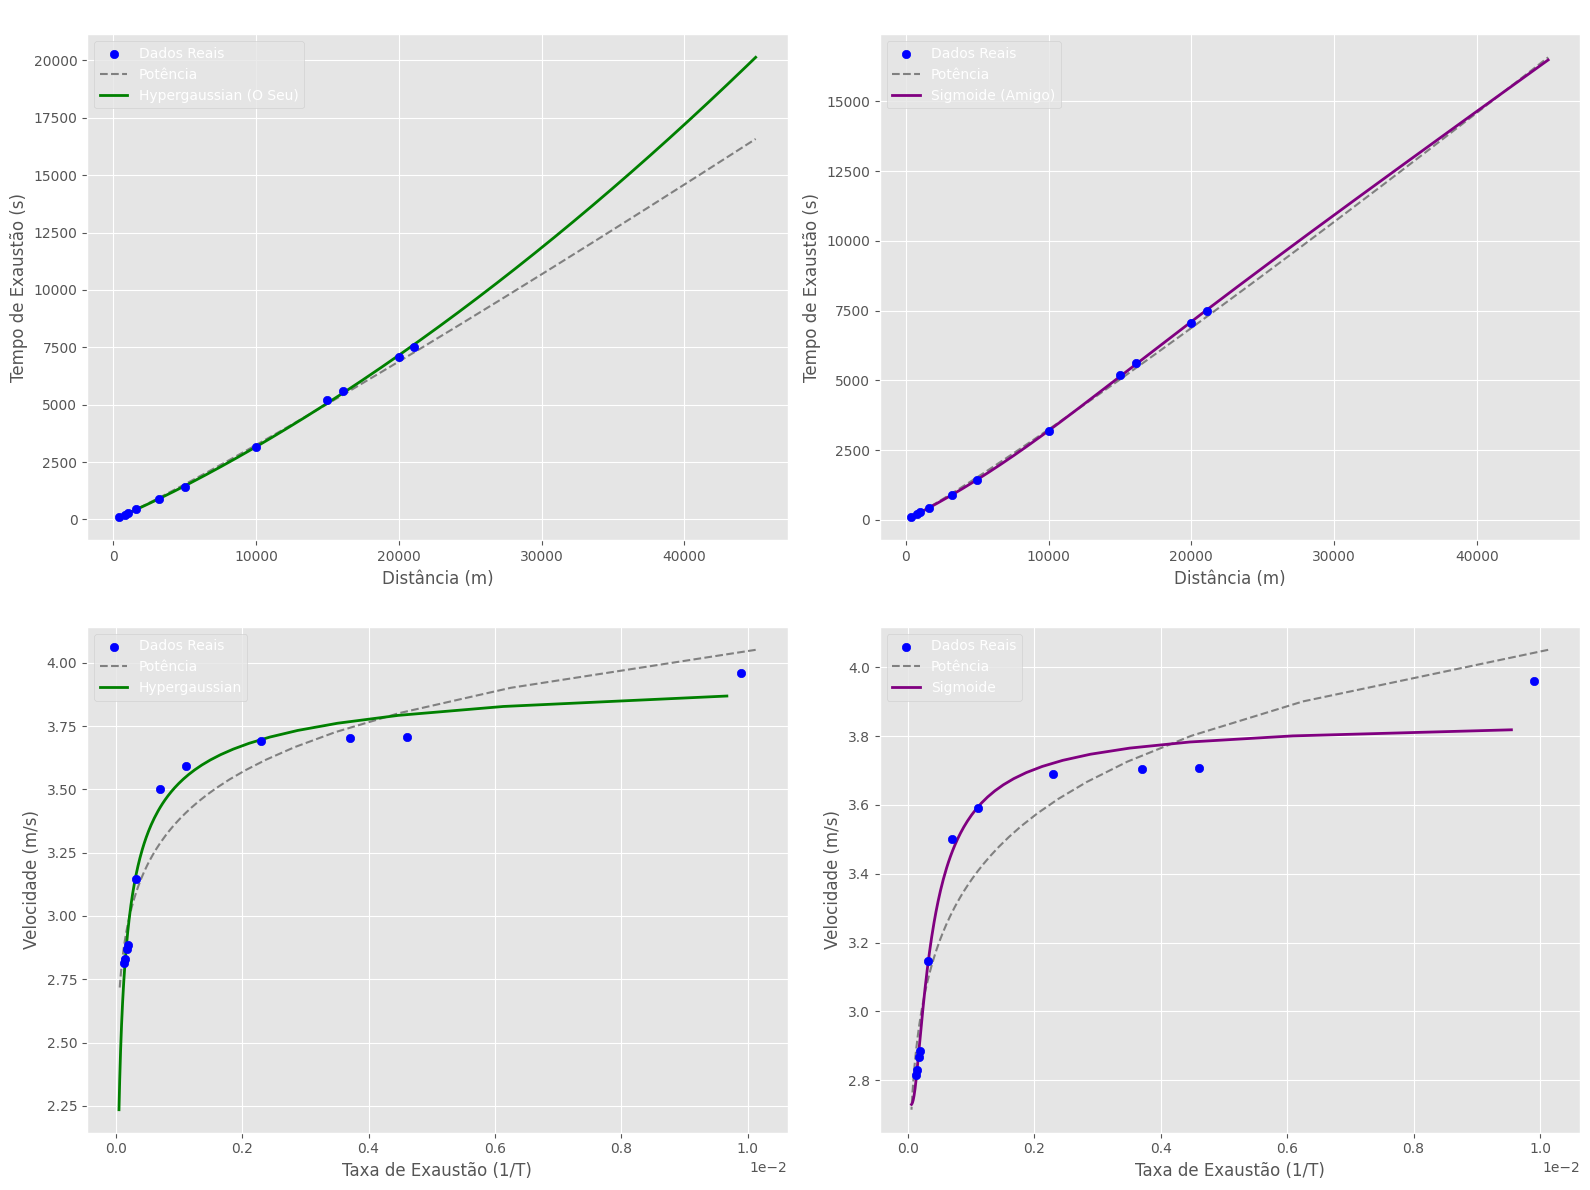
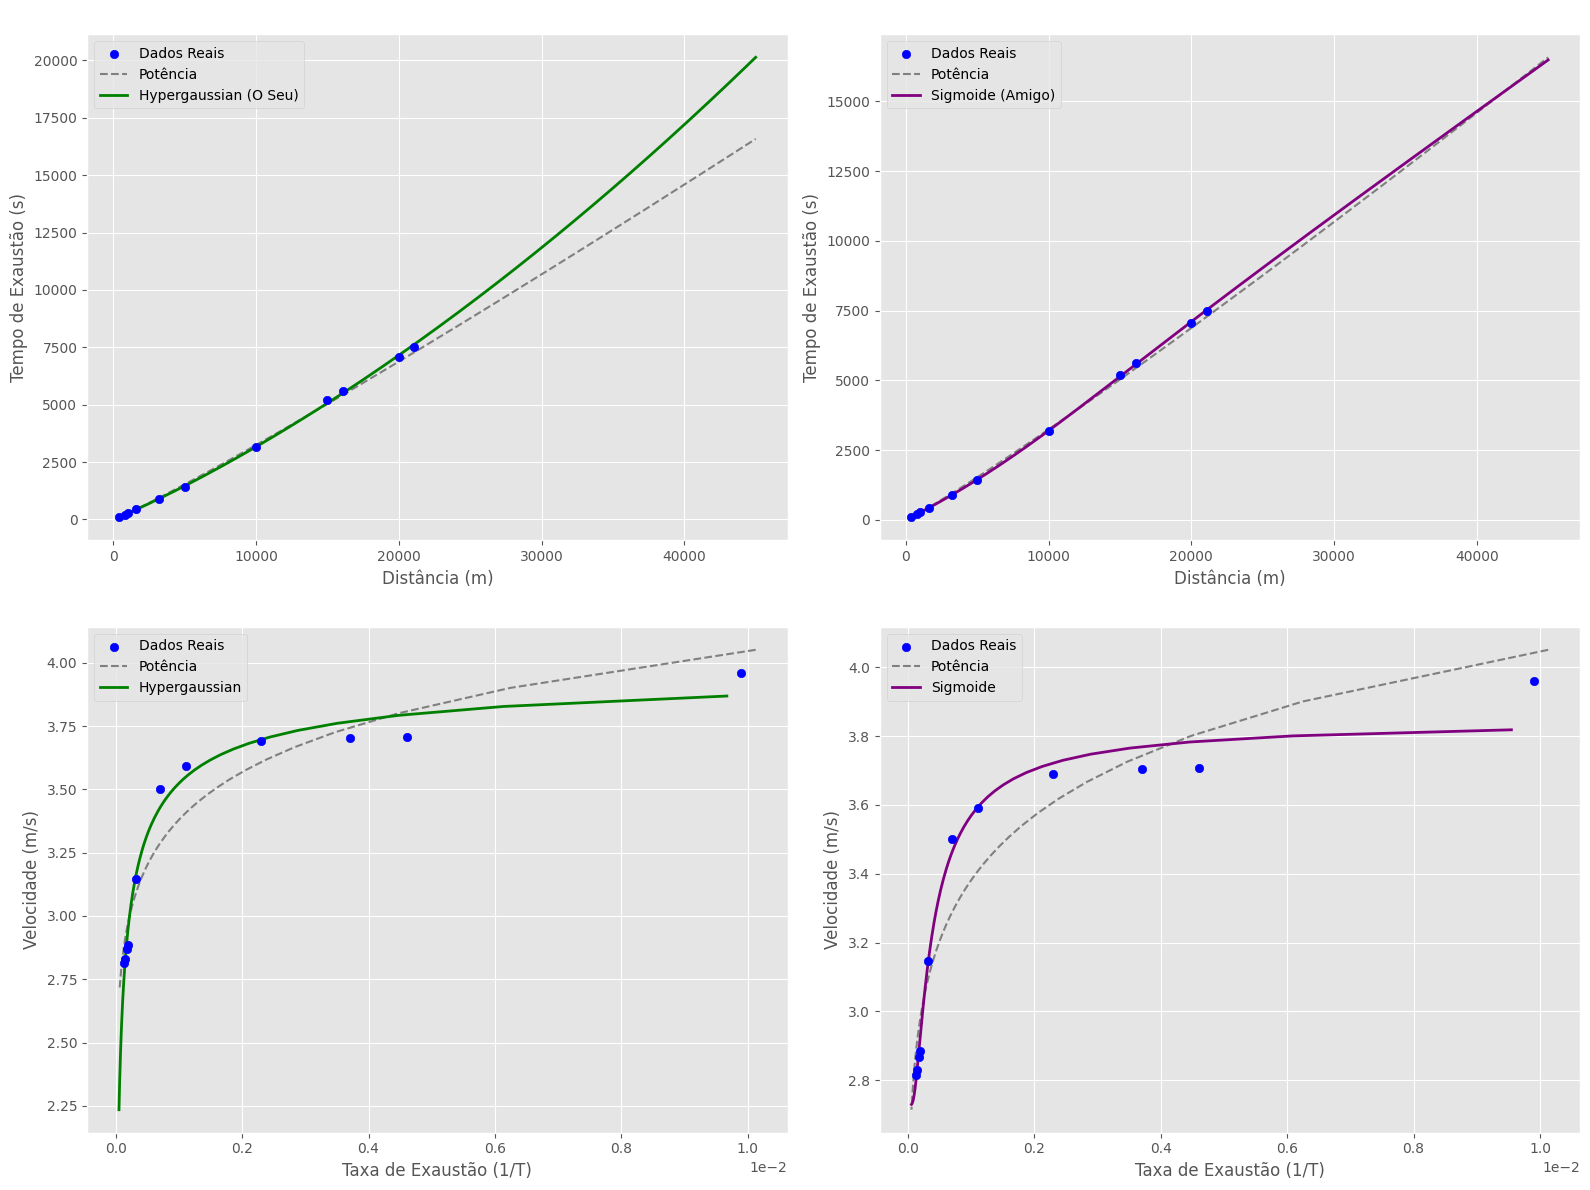
The notebook cell's code change between the first figure and the second:
--- before
+++ after
@@ -72,5 +72,5 @@
 axs[0, 0].set_ylabel('Tempo de Exaustão (s)')
 axs[0, 0].set_title('Distância vs Tempo: Potência x Hypergaussian')
-axs[0, 0].legend()
+axs[0, 0].legend(labelcolor="black")
 
 # --- LINHA 1, COLUNA 2: D vs T (Modelo do Amigo) ---
@@ -81,5 +81,5 @@
 axs[0, 1].set_ylabel('Tempo de Exaustão (s)')
 axs[0, 1].set_title('Distância vs Tempo: Potência x Sigmoide')
-axs[0, 1].legend()
+axs[0, 1].legend(labelcolor="black")
 
 # --- LINHA 2, COLUNA 1: Vel vs 1/T (Seu Modelo) ---
@@ -91,5 +91,5 @@
 axs[1, 0].set_title('Análise Assintótica: Potência x Hypergaussian')
 axs[1, 0].ticklabel_format(style='sci', axis='x', scilimits=(0,0))
-axs[1, 0].legend()
+axs[1, 0].legend(labelcolor="black")
 
 # --- LINHA 2, COLUNA 2: Vel vs 1/T (Modelo do Amigo) ---
@@ -101,5 +101,5 @@
 axs[1, 1].set_title('Análise Assintótica: Potência x Sigmoide')
 axs[1, 1].ticklabel_format(style='sci', axis='x', scilimits=(0,0))
-axs[1, 1].legend()
+axs[1, 1].legend(labelcolor="black")
 
 # Ajuste automático dos espaços para não encavalar os textos

Commit: fix velocity_by_meter